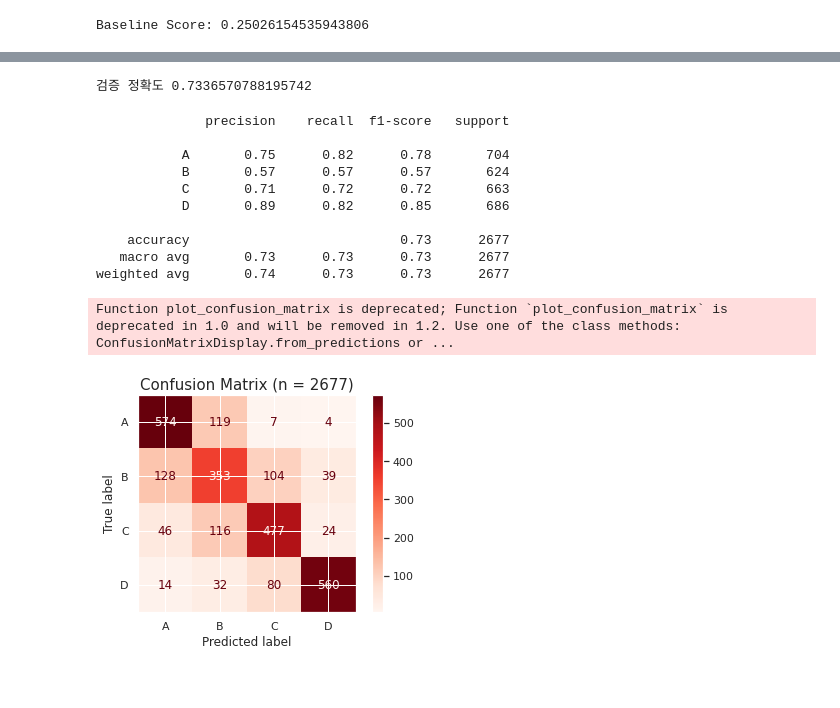
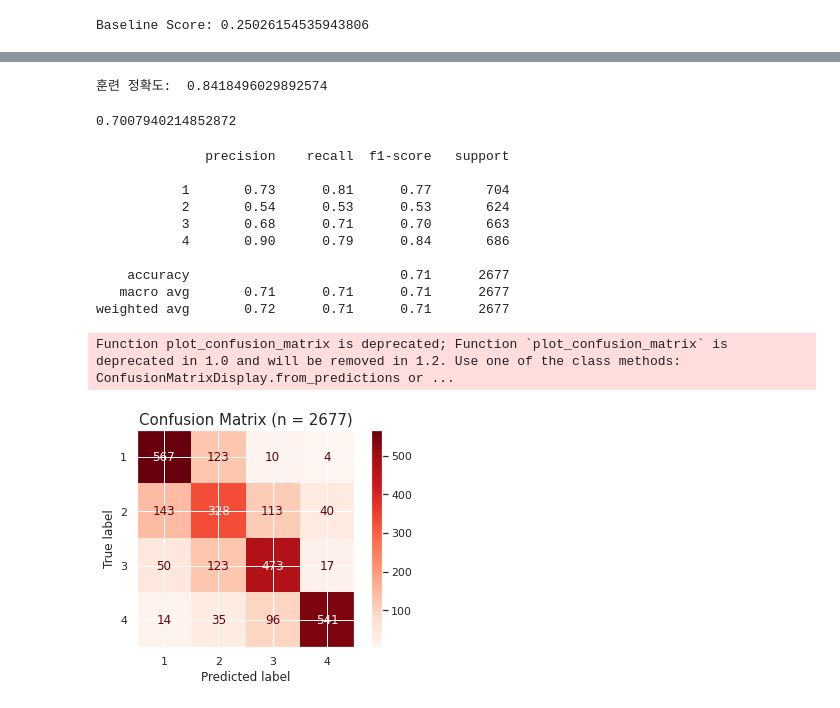
Before and after one commit to Sophia-Kang1/Project2, a Jupyter notebook: Untitled3.ipynb, the cells around one changed output, grey strips where cells are left out. Cells and saved outputs as stored; diff of their text form; code cells hidden in the pictures.

```diff
--- a/Untitled3.ipynb
+++ b/Untitled3.ipynb
@@ -179,3 +181,5 @@ Name: Sarcopenia, dtype: int64
+# %%
+df['class'] = df['class'].replace({'A':1, 'B':2, 'C':3, 'D':4})
 # %%
 fig = px.bar(df, y = 'gender')
 fig.show()
@@ -293,0 +339,19 @@ Successfully installed category-encoders-2.5.0
+# %%
+# 결정트리모델
+from category_encoders import OrdinalEncoder
+from sklearn.impute import SimpleImputer
+from sklearn.pipeline import make_pipeline
+from sklearn.tree import DecisionTreeClassifier
+from sklearn.metrics import classification_report
+
+pipe_dt = make_pipeline(
+    OrdinalEncoder(),
+    SimpleImputer(),
+    DecisionTreeClassifier(random_state=1, criterion="entropy", max_depth=6),
+)
+pipe_dt.fit(X_train, y_train)
+
+print("훈련 정확도: ", pipe_dt.score(X_train, y_train))
+
+y_pred = pipe_dt.predict(X_test)
+print(classification_report(y_test, pipe_dt.predict(X_test)))
@@ -294,45 +370,45 @@ Successfully installed category-encoders-2.5.0
 # %%
+# 랜덤포레스트 모델
 from sklearn.ensemble import RandomForestClassifier
 from sklearn.pipeline import make_pipeline
 from category_encoders import OrdinalEncoder
 
 
-def get_pipeline():
-    return make_pipeline(
-        OrdinalEncoder(),
-        RandomForestClassifier(
-            n_estimators=100, random_state=42, class_weight="balanced"
-        ),
-    )
+pipe_rf = make_pipeline(
+    OrdinalEncoder(),
+    SimpleImputer(),
+    RandomForestClassifier(max_depth = 10, random_state=42, oob_score=True, n_jobs=-1),
+)
 
-
-pipe = get_pipeline()
-pipe.fit(X_train, y_train)
-print("검증 정확도", pipe.score(X_test, y_test))
+pipe_rf.fit(X_train, y_train)
+print("훈련 정확도: ", pipe_rf.score(X_train, y_train))
 # %% [output]
-검증 정확도 0.7336570788195742
+훈련 정확도:  0.8418496029892574
+# %%
+pipe_rf.named_steps["randomforestclassifier"].oob_score_
+# %% [output]
+0.7007940214852872
 # %%
-from sklearn.metrics import classification_report
 from sklearn.metrics import plot_confusion_matrix
 from sklearn.metrics import roc_curve, roc_auc_score
 import matplotlib.pyplot as plt
 
 
-print(classification_report(y_test, pipe.predict(X_test)))
+print(classification_report(y_test, pipe_rf.predict(X_test)))
 
-plot_confusion_matrix(pipe, X_test, y_test, cmap=plt.cm.Reds)
+plot_confusion_matrix(pipe_rf, X_test, y_test, cmap=plt.cm.Reds)
 plt.title(f"Confusion Matrix (n = {len(y_test)})", fontsize=15)
 plt.show()
 # %% [output]
               precision    recall  f1-score   support
 
-           A       0.75      0.82      0.78       704
-           B       0.57      0.57      0.57       624
-           C       0.71      0.72      0.72       663
-           D       0.89      0.82      0.85       686
+           1       0.73      0.81      0.77       704
+           2       0.54      0.53      0.53       624
+           3       0.68      0.71      0.70       663
+           4       0.90      0.79      0.84       686
 
-    accuracy                           0.73      2677
-   macro avg       0.73      0.73      0.73      2677
-weighted avg       0.74      0.73      0.73      2677
+    accuracy                           0.71      2677
+   macro avg       0.71      0.71      0.71      2677
+weighted avg       0.72      0.71      0.71      2677
 Function plot_confusion_matrix is deprecated; Function `plot_confusion_matrix` is deprecated in 1.0 and will be removed in 1.2. Use one of the class methods: ConfusionMatrixDisplay.from_predictions or ...
-[figure, old version]
+[figure, new version]
```
Also changed, not shown: parts of 25 cells of this notebook.
